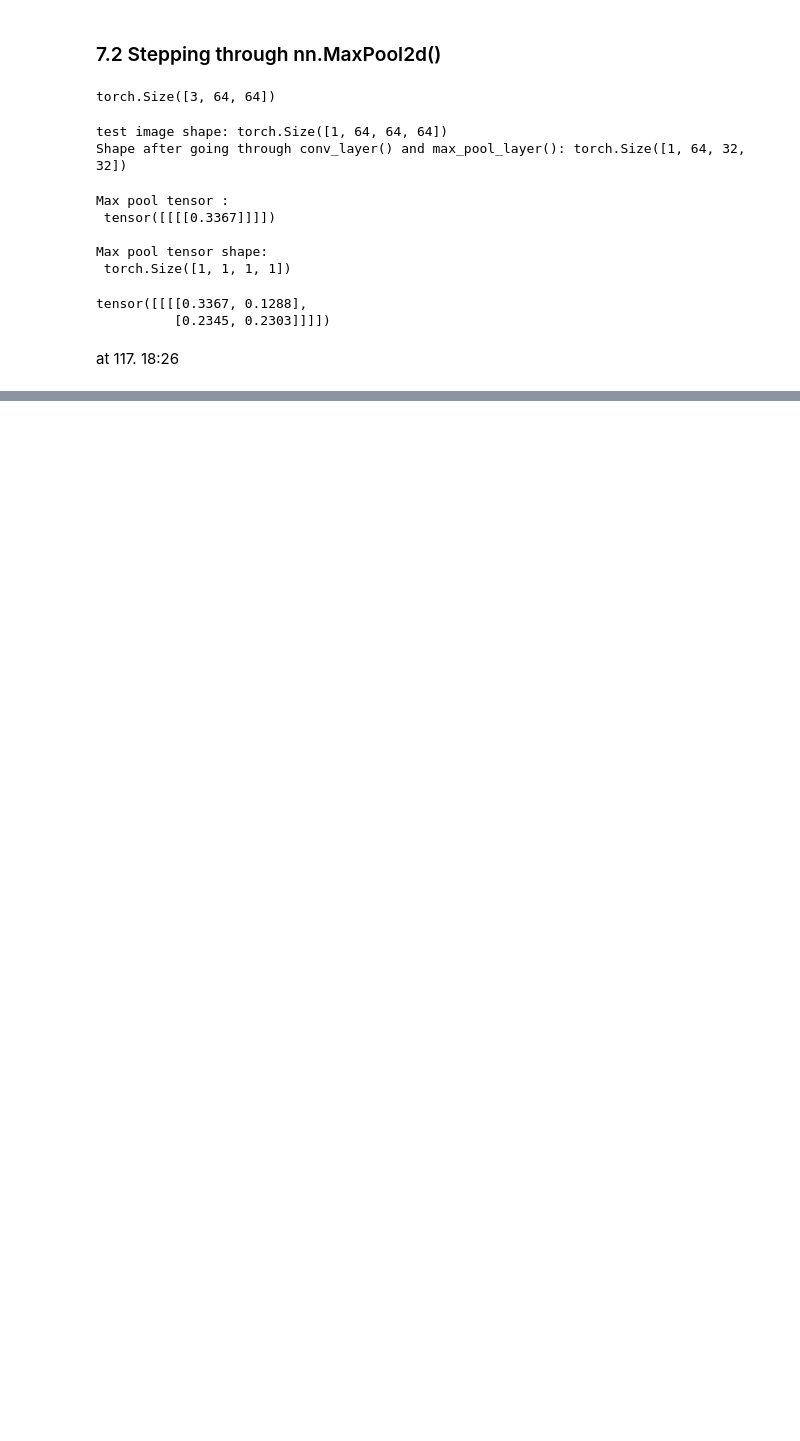
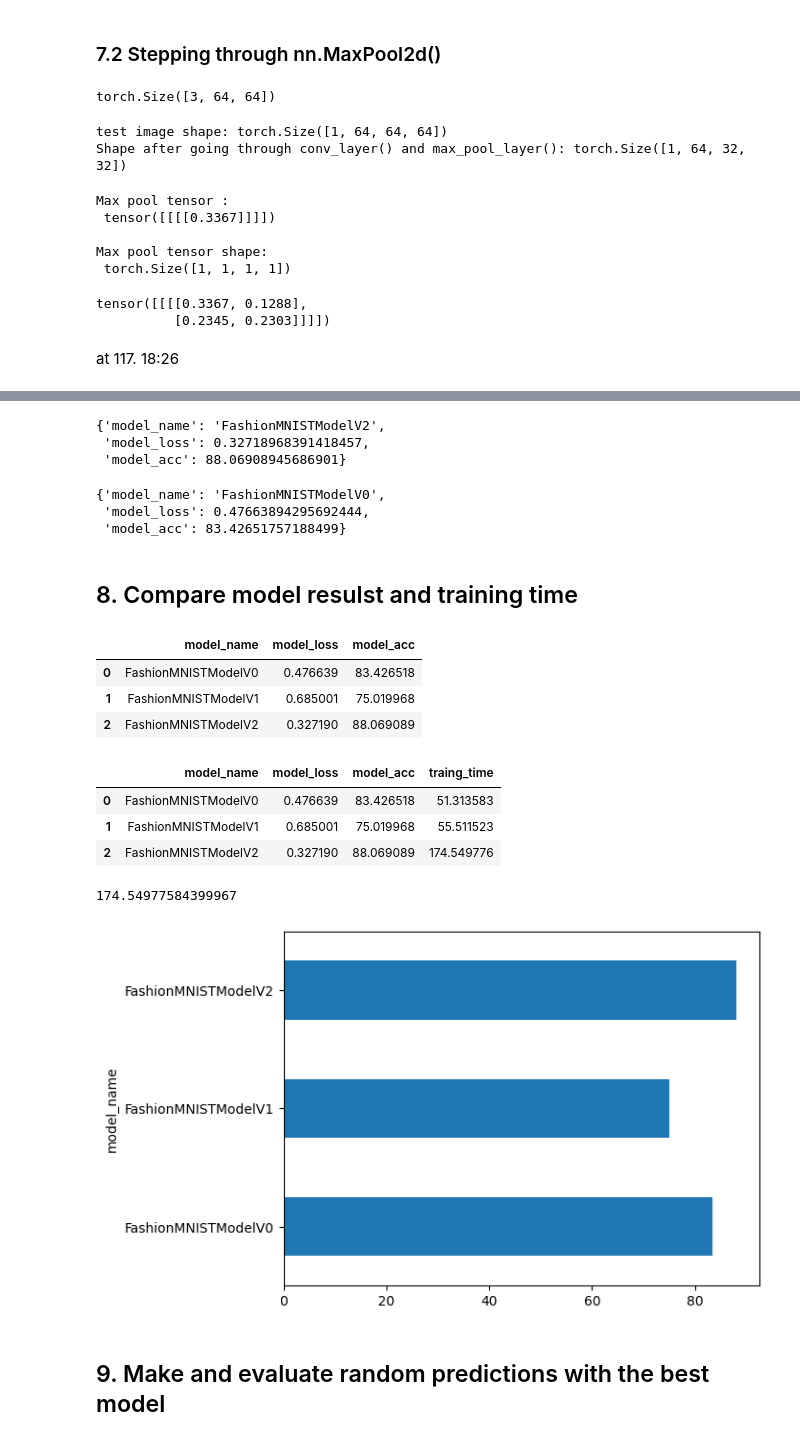
Before and after one commit to eliseleahy/Pytorch-Tutorials, a Jupyter notebook: 03_pytorch_computer_vision.ipynb, the cells around one changed output, grey strips where cells are left out. Cells and saved outputs as stored; diff of their text form; code cells hidden in the pictures; blank space fills up the shorter version.

```diff
--- a/03_pytorch_computer_vision.ipynb
+++ b/03_pytorch_computer_vision.ipynb
@@ -877,0 +867,7 @@ at 117. 18:26
+# %%
+# Setup loss function/eval metrics/optmizer
+
+from helper_functions import accuracy_fn
+
+loss_fn = nn.CrossEntropyLoss()
+optimizer = torch.optim.SGD(params=model_2.parameters(), lr=0.1)
@@ -877,0 +919,61 @@ at 117. 18:26
+# %%
+# get model_2 results
+
+model_2_results = eval_model(
+    model = model_2,
+    data_loader=test_dataloader,
+    loss_fn=loss_fn,
+    accuracy_fn=accuracy_fn
+)
+
+model_2_results
+# %% [output]
+{'model_name': 'FashionMNISTModelV2',
+ 'model_loss': 0.32718968391418457,
+ 'model_acc': 88.06908945686901}
+# %%
+model_0_results
+# %% [output]
+{'model_name': 'FashionMNISTModelV0',
+ 'model_loss': 0.47663894295692444,
+ 'model_acc': 83.42651757188499}
+# %% [markdown]
+## 8. Compare model resulst and training time
+# %%
+import pandas as pd
+
+compare_results = pd.DataFrame([model_0_results, model_1_results, model_2_results])
+
+compare_results
+# %% [output]
+|  | model_name | model_loss | model_acc |
+| 0 | FashionMNISTModelV0 | 0.476639 | 83.426518 |
+| 1 | FashionMNISTModelV1 | 0.685001 | 75.019968 |
+| 2 | FashionMNISTModelV2 | 0.327190 | 88.069089 |
+# %%
+# Add traing time
+
+compare_results["traing_time"] = [total_train_time_model_0,
+                                  total_train_time_model_1,
+                                  total_train_time_model_2]
+
+compare_results
+# %% [output]
+|  | model_name | model_loss | model_acc | traing_time |
+| 0 | FashionMNISTModelV0 | 0.476639 | 83.426518 | 51.313583 |
+| 1 | FashionMNISTModelV1 | 0.685001 | 75.019968 | 55.511523 |
+| 2 | FashionMNISTModelV2 | 0.327190 | 88.069089 | 174.549776 |
+# %%
+print(total_train_time_model_2)
+# %% [output]
+174.54977584399967
+# %%
+# Visulaise results
+
+compare_results.set_index("model_name")["model_acc"].plot(kind="barh")
+plt.xlabel=("accuracy (%)")
+plt.ylabel=("model")
+# %% [output]
+[figure, added]
+# %% [markdown]
+## 9. Make and evaluate random predictions with the best model
```
Also changed, not shown: parts of 38 cells of this notebook.
